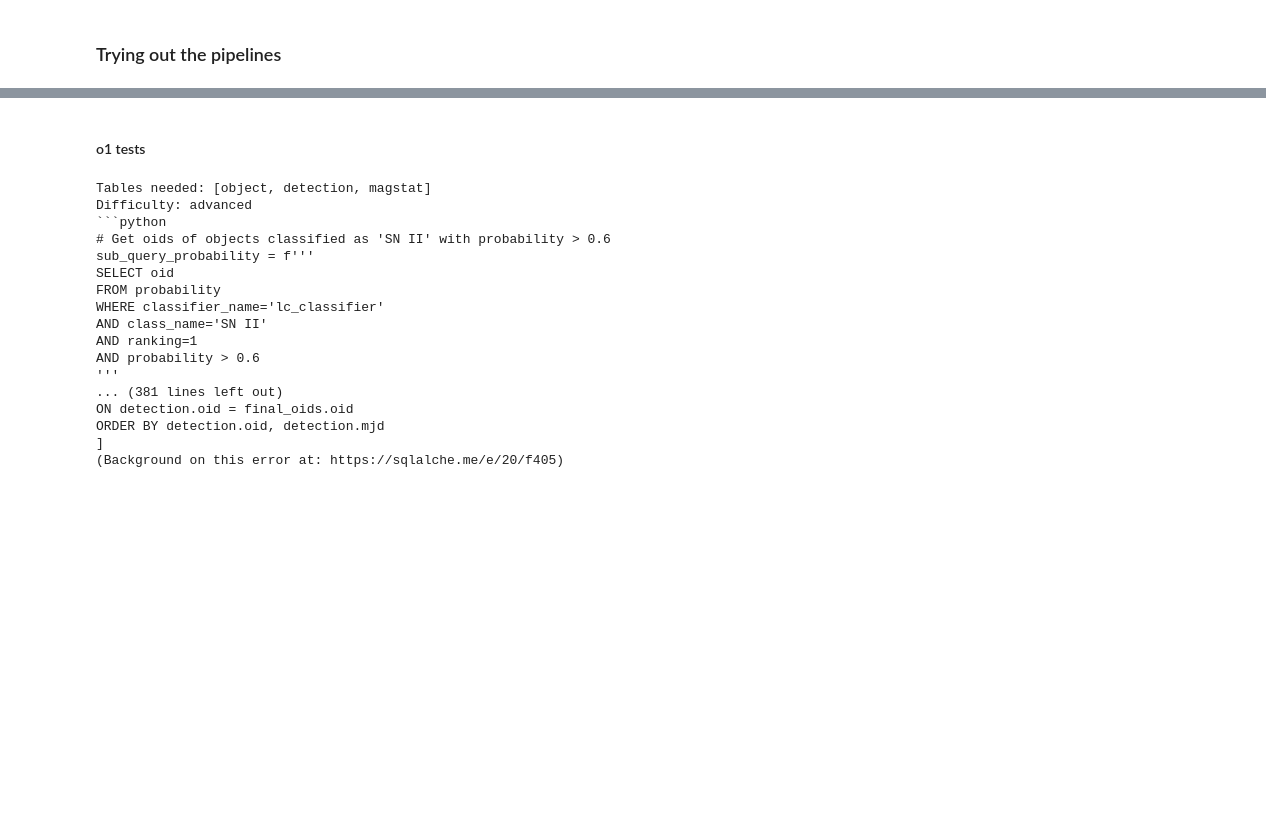
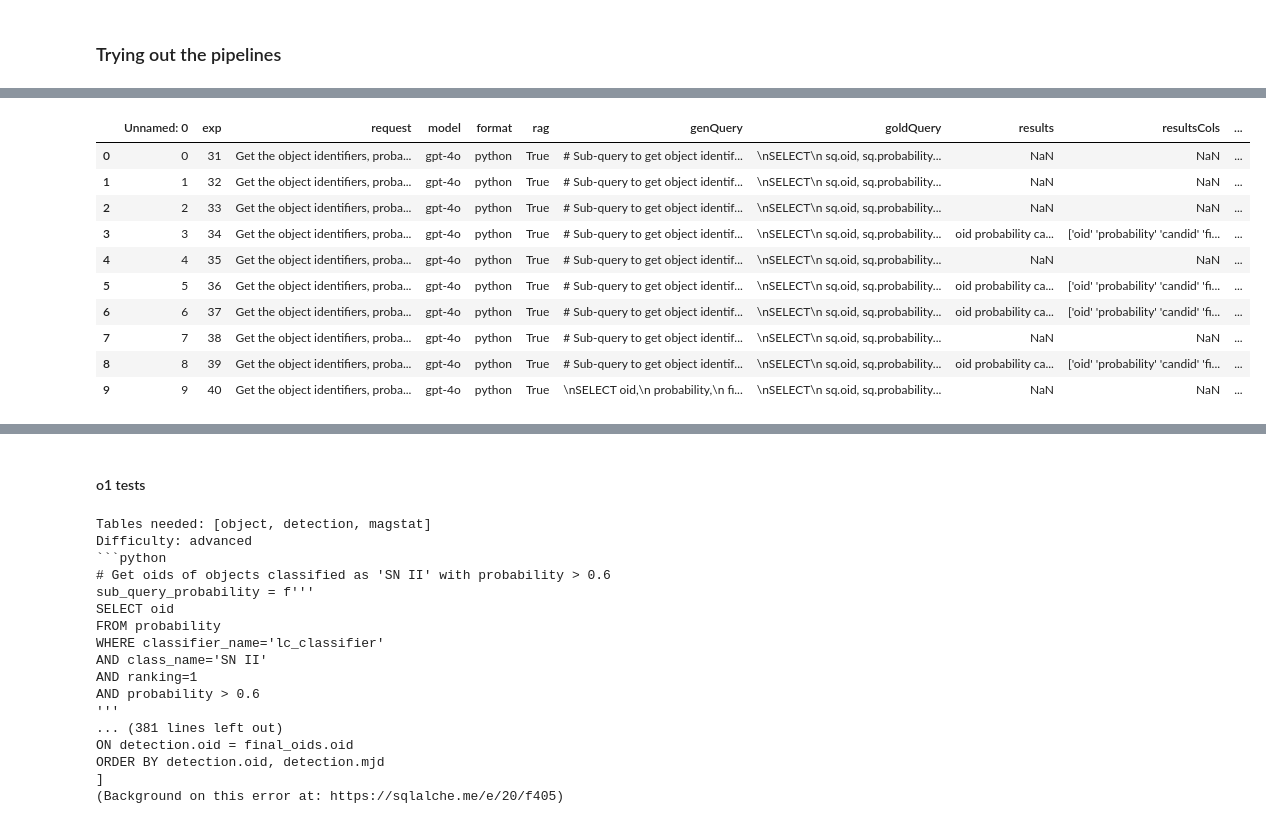
Before and after one commit to SimonSanfeliu/Tesis-Simon-Sanfeliu, a Jupyter notebook: tests.ipynb, the cells around one changed output, grey strips where cells are left out. Cells and saved outputs as stored; diff of their text form; code cells hidden in the pictures; blank space fills up the shorter version.

Commit message:
⚡️ ✅ Tests for Astroinformatics 2024

```diff
--- a/tests.ipynb
+++ b/tests.ipynb
@@ -154,0 +261,15 @@ KeyboardInterrupt:
+# %%
+data = pd.read_csv("experiments/Astroinformatics_2024/python_RAG_True.csv")
+data
+# %% [output]
+|  | Unnamed: 0 | exp | request | model | format | rag | genQuery | goldQuery | results | resultsCols | ... |
+| 0 | 0 | 31 | Get the object identifiers, proba... | gpt-4o | python | True | # Sub-query to get object identif... | \nSELECT\n sq.oid, sq.probability... | NaN | NaN | ... |
+| 1 | 1 | 32 | Get the object identifiers, proba... | gpt-4o | python | True | # Sub-query to get object identif... | \nSELECT\n sq.oid, sq.probability... | NaN | NaN | ... |
+| 2 | 2 | 33 | Get the object identifiers, proba... | gpt-4o | python | True | # Sub-query to get object identif... | \nSELECT\n sq.oid, sq.probability... | NaN | NaN | ... |
+| 3 | 3 | 34 | Get the object identifiers, proba... | gpt-4o | python | True | # Sub-query to get object identif... | \nSELECT\n sq.oid, sq.probability... | oid probability ca... | ['oid' 'probability' 'candid' 'fi... | ... |
+| 4 | 4 | 35 | Get the object identifiers, proba... | gpt-4o | python | True | # Sub-query to get object identif... | \nSELECT\n sq.oid, sq.probability... | NaN | NaN | ... |
+| 5 | 5 | 36 | Get the object identifiers, proba... | gpt-4o | python | True | # Sub-query to get object identif... | \nSELECT\n sq.oid, sq.probability... | oid probability ca... | ['oid' 'probability' 'candid' 'fi... | ... |
+| 6 | 6 | 37 | Get the object identifiers, proba... | gpt-4o | python | True | # Sub-query to get object identif... | \nSELECT\n sq.oid, sq.probability... | oid probability ca... | ['oid' 'probability' 'candid' 'fi... | ... |
+| 7 | 7 | 38 | Get the object identifiers, proba... | gpt-4o | python | True | # Sub-query to get object identif... | \nSELECT\n sq.oid, sq.probability... | NaN | NaN | ... |
+| 8 | 8 | 39 | Get the object identifiers, proba... | gpt-4o | python | True | # Sub-query to get object identif... | \nSELECT\n sq.oid, sq.probability... | oid probability ca... | ['oid' 'probability' 'candid' 'fi... | ... |
+| 9 | 9 | 40 | Get the object identifiers, proba... | gpt-4o | python | True | \nSELECT oid,\n probability,\n fi... | \nSELECT\n sq.oid, sq.probability... | NaN | NaN | ... |
```
Also changed, not shown: parts of 6 cells of this notebook, 8 other files.
